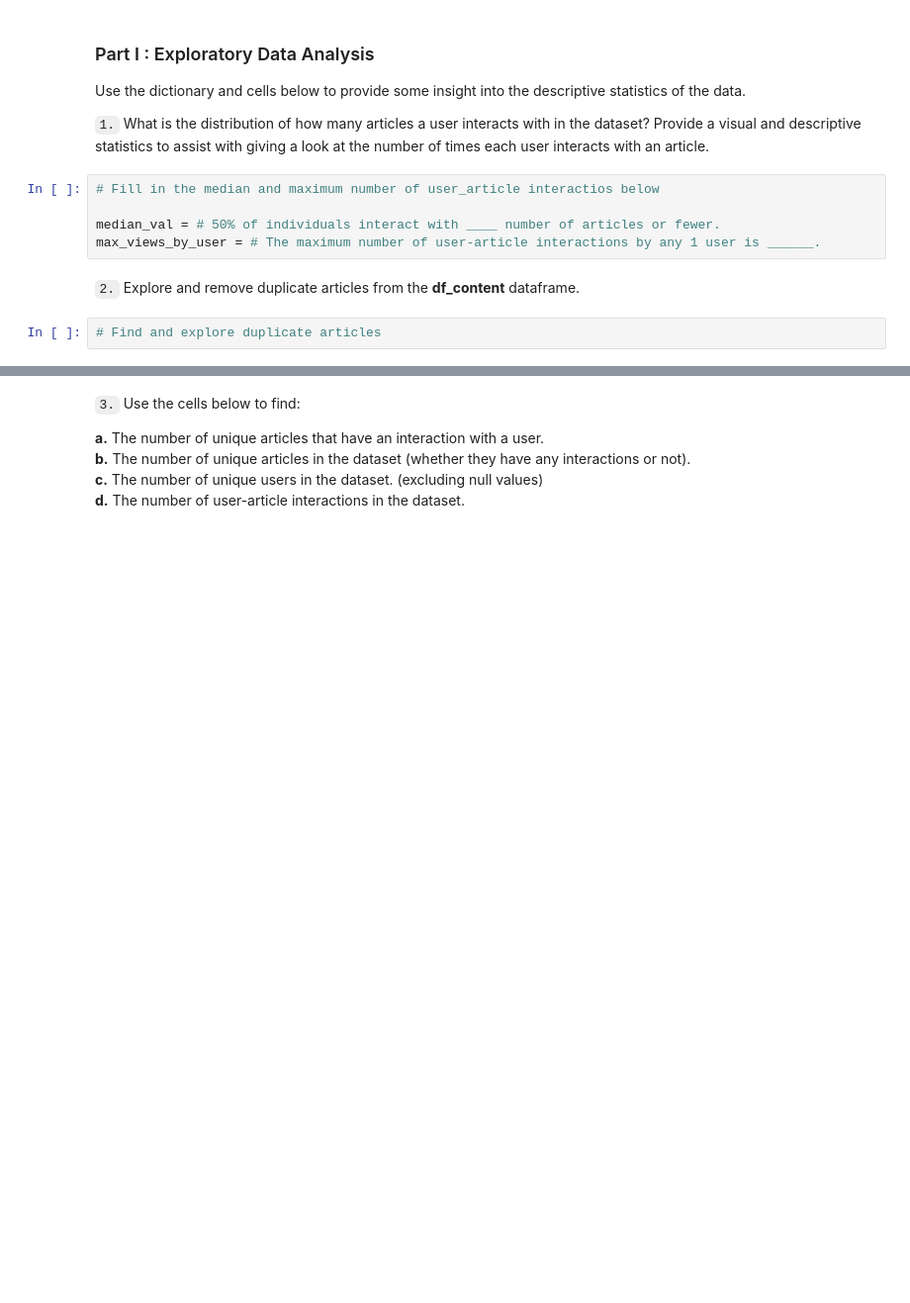
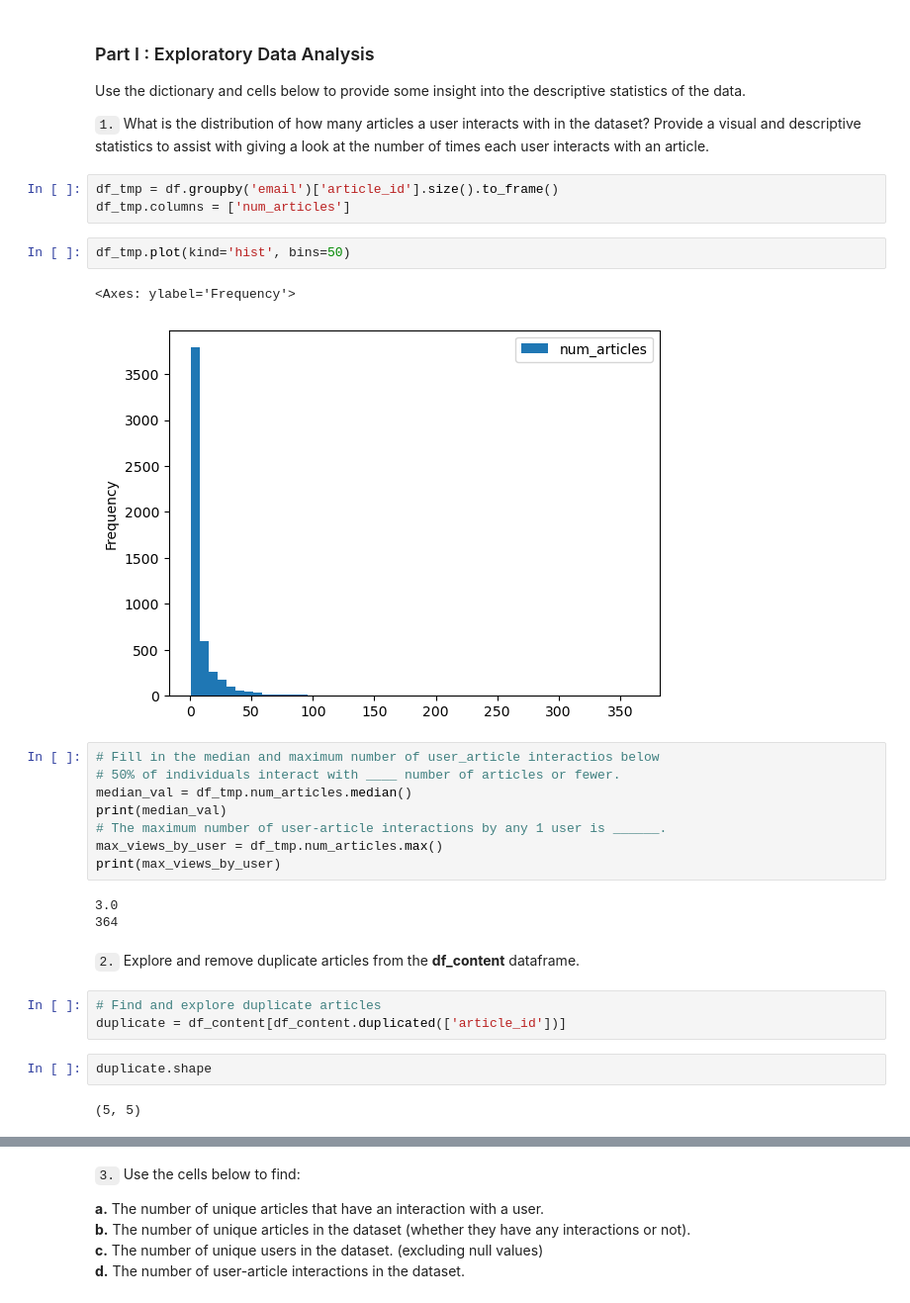
Before and after one commit to mxagar/recommendations_ibm, a Jupyter notebook: Recommendations_with_IBM.ipynb, the cells around one changed output, grey strips where cells are left out. Shown at 99% size. Saved outputs shown, nothing was run; the diff lists cells and outputs as text; blank space fills up the shorter version.

```diff
--- a/Recommendations_with_IBM.ipynb
+++ b/Recommendations_with_IBM.ipynb
@@ -58,12 +125,31 @@ df_content.head()
 Use the dictionary and cells below to provide some insight into the descriptive statistics of the data.
 
 `1.` What is the distribution of how many articles a user interacts with in the dataset?  Provide a visual and descriptive statistics to assist with giving a look at the number of times each user interacts with an article.
+# %%
+df_tmp = df.groupby('email')['article_id'].size().to_frame()
+df_tmp.columns = ['num_articles']
+# %%
+df_tmp.plot(kind='hist', bins=50)
+# %% [output]
+<Axes: ylabel='Frequency'>
+[figure, added]
 # %%
 # Fill in the median and maximum number of user_article interactios below
-
-median_val = # 50% of individuals interact with ____ number of articles or fewer.
-max_views_by_user = # The maximum number of user-article interactions by any 1 user is ______.
+# 50% of individuals interact with ____ number of articles or fewer.
+median_val = df_tmp.num_articles.median()
+print(median_val)
+# The maximum number of user-article interactions by any 1 user is ______.
+max_views_by_user = df_tmp.num_articles.max()
+print(max_views_by_user)
+# %% [output]
+3.0
+364
 # %% [markdown]
 `2.` Explore and remove duplicate articles from the **df_content** dataframe.
 # %%
 # Find and explore duplicate articles
+duplicate = df_content[df_content.duplicated(['article_id'])]
+# %%
+duplicate.shape
+# %% [output]
+(5, 5)
```
Also changed, not shown: parts of 20 cells of this notebook.
